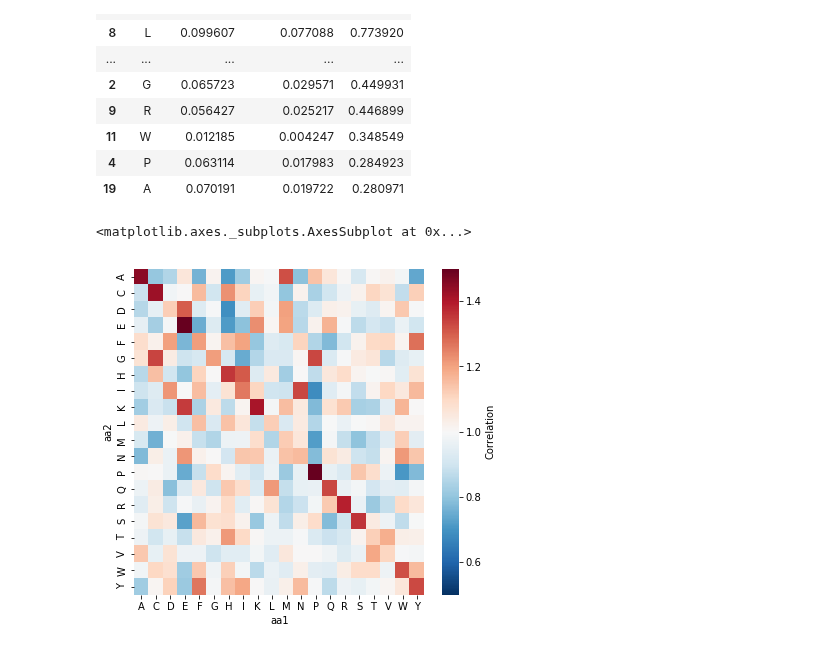
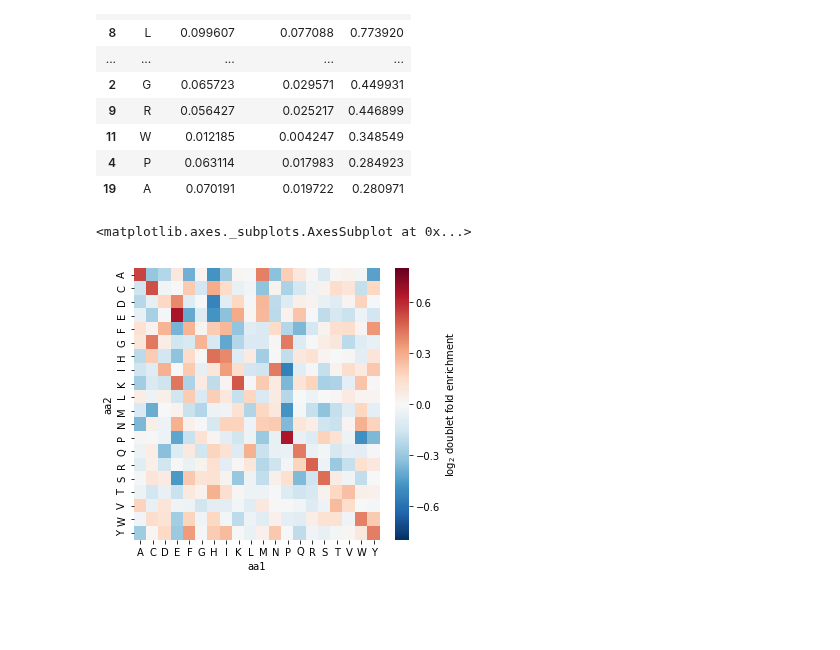
Before and after one commit to andim/peptidome, a Jupyter notebook: code/analysis.ipynb, the cells around one changed output. Cells and saved outputs as stored; diff of their text form; code cells hidden in the pictures; blank space fills up the shorter version.

```diff
--- a/code/analysis.ipynb
+++ b/code/analysis.ipynb
@@ -137,4 +142,3 @@ df2 = df2[~df2['seq'].str.contains('U')]
 # %%
 df2['theory'] = [float(df1.loc[s[0]] * df1.loc[s[1]]) for s in df2['seq']]
+df2['fold'] = np.log2(df2['freq']/df2['theory'])
-# %%
-df2['fold'] = df2['freq']/df2['theory']
@@ -144,8 +145,8 @@ df2['aa2'] = [s[1] for s in df2['seq']]
 # %%
 dfmat = df2.pivot(columns='aa1', index='aa2')['fold']
 # %%
-fig, ax = plt.subplots(figsize=(6.5, 6))
-sns.heatmap(dfmat, vmin=0.5, vmax=1.5, cmap='RdBu_r', cbar_kws=dict(label='Correlation'))
+plt.figure(figsize=(5.5, 5))
+sns.heatmap(dfmat, vmin=-0.8, vmax=0.8, cmap='RdBu_r', cbar_kws=dict(label='log$_2$ doublet fold enrichment'))
 # %% [output]
 <matplotlib.axes._subplots.AxesSubplot at 0x...>
-[figure, old version]
+[figure, new version]
```
Also changed, not shown: parts of 6 cells of this notebook, 1 other file.
